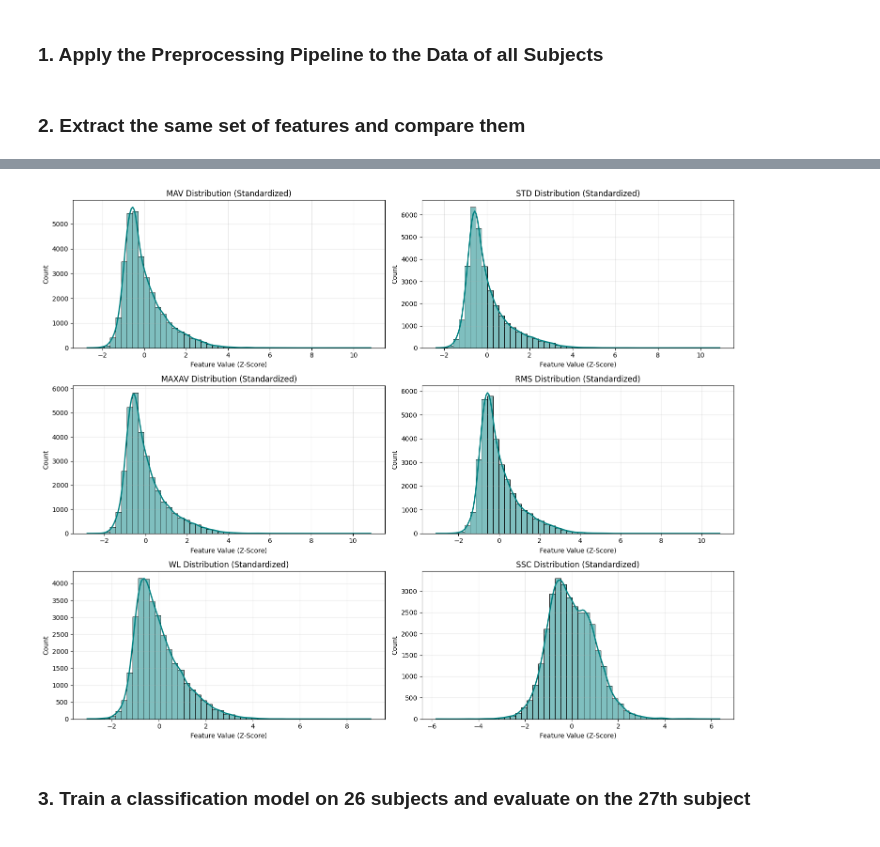
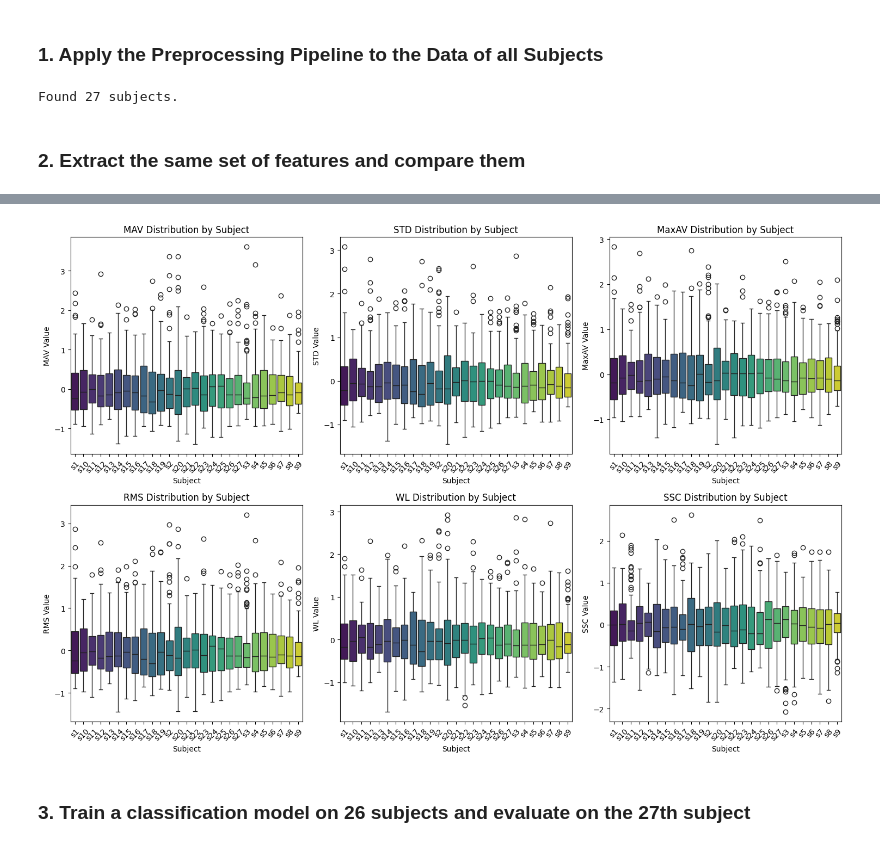
Before and after one commit to 22cav/nssp-mp2, a Jupyter notebook: part2/generalization.ipynb, the cells around one changed output, grey strips where cells are left out. Cells and saved outputs as stored; diff of their text form; code cells hidden in the pictures.

```diff
--- a/part2/generalization.ipynb
+++ b/part2/generalization.ipynb
@@ -110,58 +110,64 @@ def load_all_subjects(data_dir, features):
 
 # Define features list
 feature_list = [mav, std, maxav, rms, wl, ssc]
+all_subjects_data = load_all_subjects('data/DB1', feature_list)
+subject_ids = list(all_subjects_data.keys())
+# %% [output]
+Found 27 subjects.
 # %% [markdown]
 ### 2. Extract the same set of features and compare them
 # %%
-# Load data for all subjects
-data_dir = 'data/DB1'
-all_subjects_data = load_all_subjects(data_dir, feature_list)
-
-print(f"Successfully loaded data for {len(all_subjects_data)} subjects.")
-
 import numpy as np
 import matplotlib.pyplot as plt
 import seaborn as sns
+import pandas as pd
 
 # Ensure all_subjects_data is loaded
 if all_subjects_data:
-    # X_all shape will be (Total_Samples, Total_Columns)
-    X_list = []
-    subject_ids = []
+    # Feature and subject info
+    feature_label_list = ["MAV", "STD", "MaxAV", "RMS", "WL", "SSC"]
+    n_features = len(feature_label_list)
+    n_channels = 10  # Adjust based on your data
+
+    # Build a DataFrame for easier plotting
+    rows = []
     for sub_id in sorted(all_subjects_data.keys()):
-        X, _, _ = all_subjects_data[sub_id]
-        subject_ids.append(sub_id)
-        X_list.append(X)
+        X, y, _ = all_subjects_data[sub_id]
+        # For each sample, calculate mean across channels for each feature
+        for sample_idx in range(X.shape[0]):
+            for feat_idx, feat_name in enumerate(feature_label_list):
+                # Get the columns corresponding to this feature (across all channels)
+                start_col = feat_idx * n_channels
+                end_col = start_col + n_channels
+                feature_values = X[sample_idx, start_col:end_col]
+                # Use mean across channels as representative value
+                rows.append({
+                    'Subject': sub_id,
+                    'Feature': feat_name,
+                    'Value': np.mean(feature_values),
+                    'Label': int(y[sample_idx])
+                })
 
-    if X_list:
-        X_all = np.vstack(X_list)
+    df = pd.DataFrame(rows)
 
-        n_samples = X_all.shape[0]
-        n_features = len(feature_list)
-        n_channels = X_all.shape[1] // n_features
+    # Create subplots for each feature comparing subjects
+    fig, axes = plt.subplots(2, 3, figsize=(15, 10))
+    axes = axes.flatten()
 
-        # Reshape to (Samples, Features, Channels)
-        X_reshaped = X_all.reshape(n_samples, n_features, n_channels)
+    for i, feature in enumerate(feature_label_list):
+        ax = axes[i]
+        feature_df = df[df['Feature'] == feature]
 
-        feature_names = ['MAV', 'STD', 'MAXAV', 'RMS', 'WL', 'SSC']
+        # Boxplot comparing subjects
+        sns.boxplot(data=feature_df, x='Subject', y='Value', hue='Subject', ax=ax, palette='viridis')
+        ax.set_title(f'{feature} Distribution by Subject')
+        ax.set_xlabel('Subject')
+        ax.set_ylabel(f'{feature} Value')
+        ax.tick_params(axis='x', rotation=45)
 
-        fig, axes = plt.subplots(3, 2, figsize=(15, 12))
-        axes = axes.flatten()
+    plt.tight_layout()
+    plt.show()
 
-        for i, feature_name in enumerate(feature_names):
-            feat_values = X_reshaped[:, i, :].flatten()
-
-            sns.histplot(feat_values, kde=True, ax=axes[i], color='teal', bins=50, line_kws={'linewidth': 2})
-
-            axes[i].set_title(f'{feature_name} Distribution (Standardized)', fontsize=12)
-            axes[i].set_xlabel('Feature Value (Z-Score)')
-            axes[i].set_ylabel('Count')
-            axes[i].grid(True, alpha=0.3)
-
-        plt.tight_layout()
-        plt.show()
-    else:
-        raise ValueError("all_subjects_data contained empty arrays.")
 else:
     raise ValueError("all_subjects_data is empty or not loaded properly.")
 # %% [output]
@@ -170,4 +174,4 @@ Successfully loaded data for 27 subjects.
-[figure, old version]
+[figure, new version]
 # %% [markdown]
 ### 3. Train a classification model on 26 subjects and evaluate on the 27th subject
 # %%
```
Also changed, not shown: parts of 7 cells of this notebook, 1 other file.
